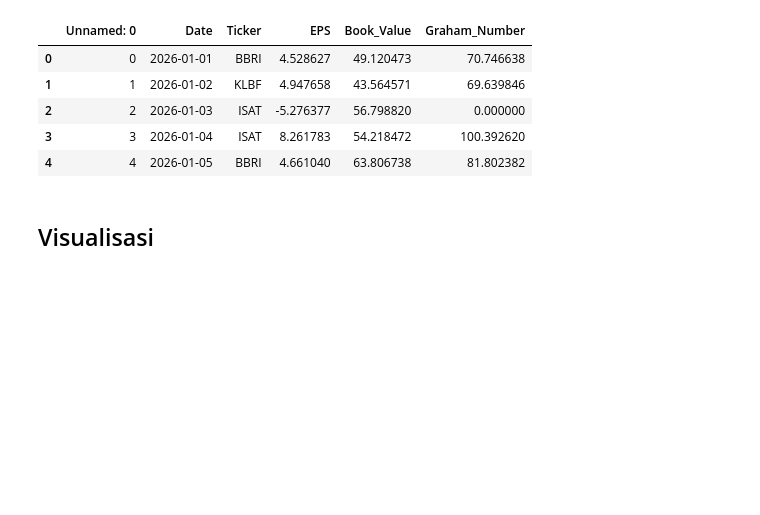
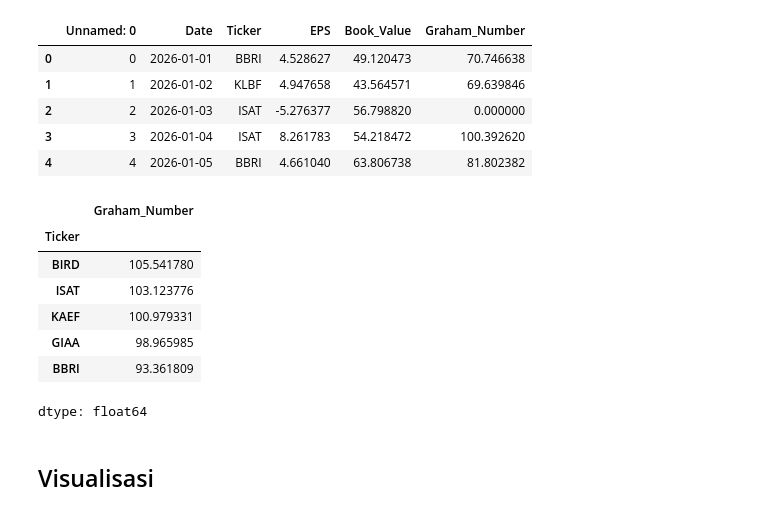
Before and after one commit to gigihArmy/hissa_tes_teknis, a Jupyter notebook: hissa_tes_teknis.ipynb, the cells around one changed output. Saved outputs shown, nothing was run; the diff lists cells and outputs as text; code cells hidden in the pictures; blank space fills up the shorter version.

```diff
--- a/hissa_tes_teknis.ipynb
+++ b/hissa_tes_teknis.ipynb
@@ -136,6 +144,20 @@ df.head()
 | 2 | 2 | 2026-01-03 | ISAT | -5.276377 | 56.798820 | 0.000000 |
 | 3 | 3 | 2026-01-04 | ISAT | 8.261783 | 54.218472 | 100.392620 |
 | 4 | 4 | 2026-01-05 | BBRI | 4.661040 | 63.806738 | 81.802382 |
+# %%
+#5 emiten Graham Number tertinggi
+max_gn = df.groupby('Ticker')['Graham_Number'].max()
+top_5 = max_gn.sort_values(ascending=False).head(5)
+top_5
+# %% [output]
+|  | Graham_Number |
+| Ticker |  |
+| BIRD | 105.541780 |
+| ISAT | 103.123776 |
+| KAEF | 100.979331 |
+| GIAA | 98.965985 |
+| BBRI | 93.361809 |
+dtype: float64
 # %% [markdown]
 ## Visualisasi
 # %%
```
Also changed, not shown: parts of 4 cells of this notebook.
